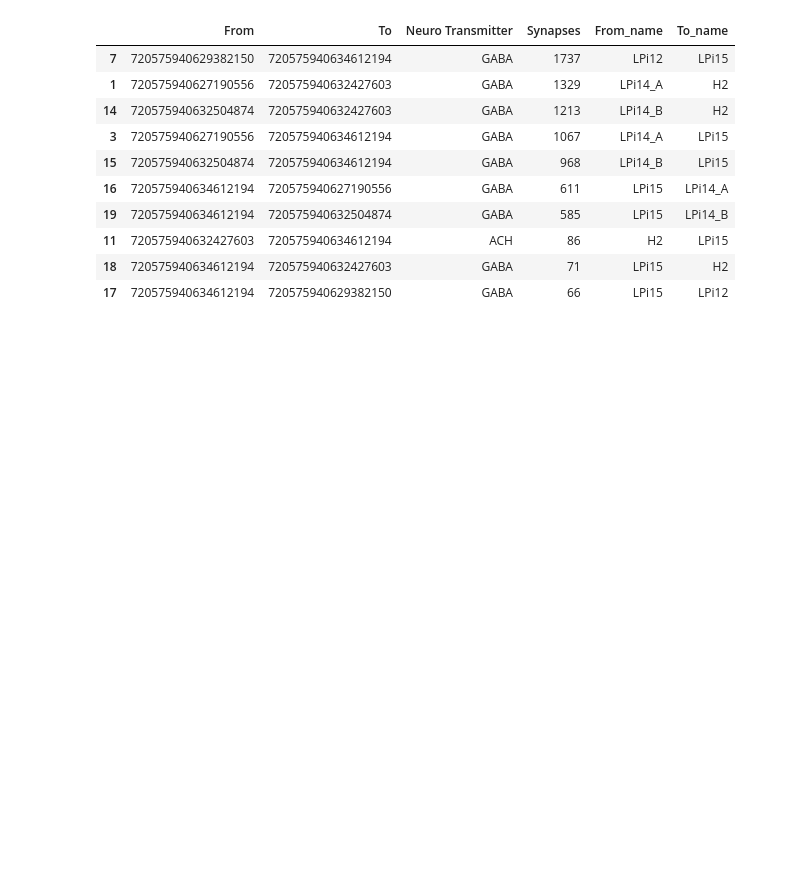
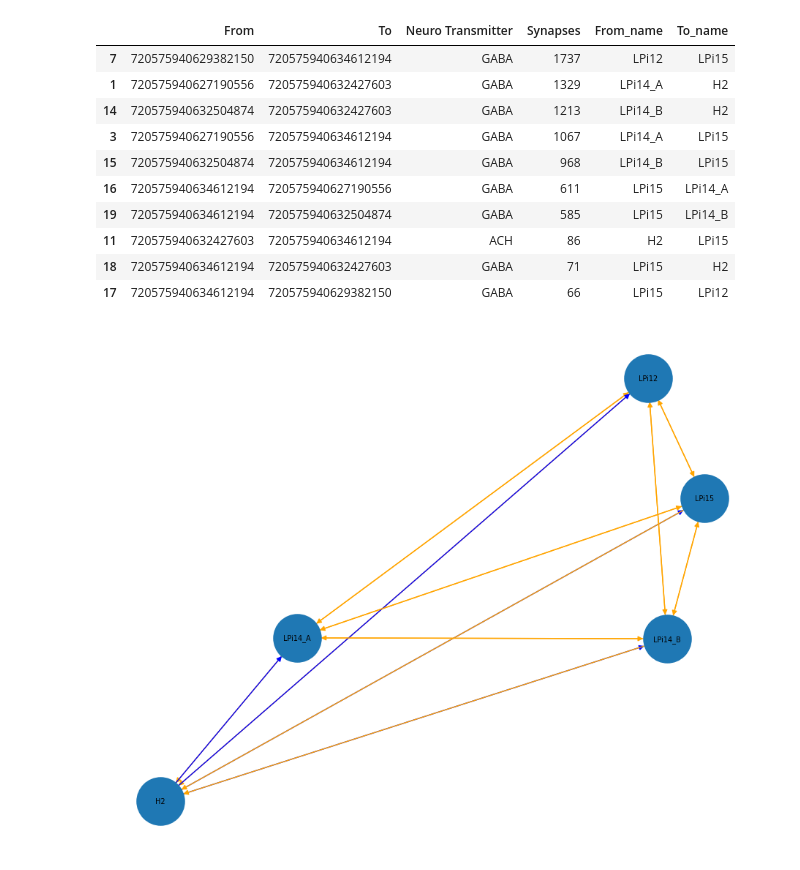
Before and after one commit to HughQte/My_Fruit_Fly, a Jupyter notebook: note_book/practice_01.ipynb, the cells around one changed output. Cells and saved outputs as stored; diff of their text form; code cells hidden in the pictures; blank space fills up the shorter version.

```diff
--- a/note_book/practice_01.ipynb
+++ b/note_book/practice_01.ipynb
@@ -29,7 +29,7 @@ df[[
 | 3 | 720575940634612194 | ['LPi15'] | GABA | 60169 | 39297 |
 | 4 | 720575940629382150 | ['LPi12'] | GABA | 16851 | 24542 |
 # %%
-df2 = pd.read_csv("../data/connections_01.csv")
+df2 = pd.read_csv("/Users/hieubui/Desktop/my_fruit_fly/data/connections_01.csv")
 df2.head()
 # %% [output]
 |  | From | To | Neuropil | Synapses | Neuro Transmitter |
@@ -142,3 +142,33 @@ connections.sort_values(
 | 11 | 720575940632427603 | 720575940634612194 | ACH | 86 | H2 | LPi15 |
 | 18 | 720575940634612194 | 720575940632427603 | GABA | 71 | LPi15 | H2 |
 | 17 | 720575940634612194 | 720575940629382150 | GABA | 66 | LPi15 | LPi12 |
+# %%
+plt.figure(figsize=(9, 7))
+
+pos = nx.spring_layout(G, seed=42)
+
+edge_colors = []
+
+for u, v, connections in G.edges(data=True):
+    nt = connections["neurotransmitter"]
+
+    if nt == "GABA":
+        edge_colors.append("orange")
+    elif nt == "ACH":
+        edge_colors.append("blue")
+    else:
+        edge_colors.append("gray")
+
+nx.draw(
+    G,
+    pos,
+    with_labels=True,
+    node_size=2200,
+    font_size=7,
+    arrows=True,
+    edge_color=edge_colors
+)
+
+plt.show()
+# %% [output]
+[figure, added]
```
Also changed, not shown: parts of 1 cell of this notebook.
